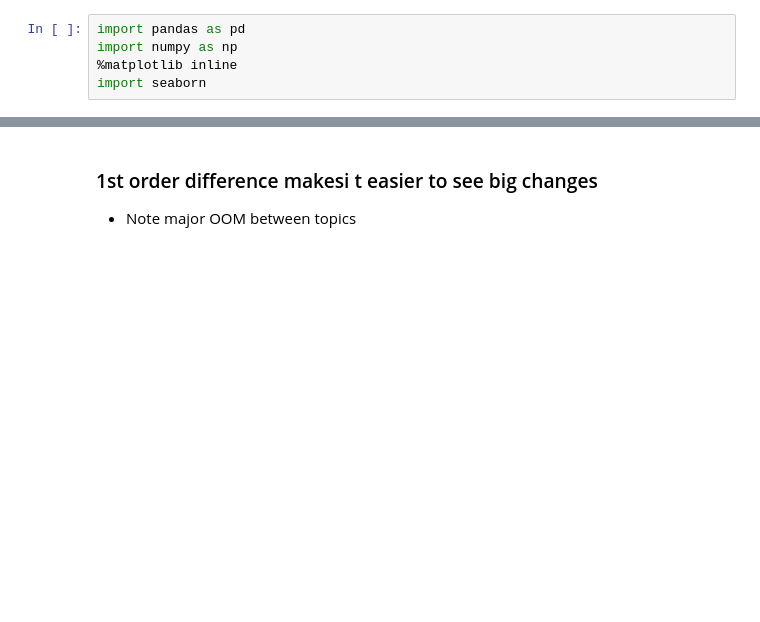
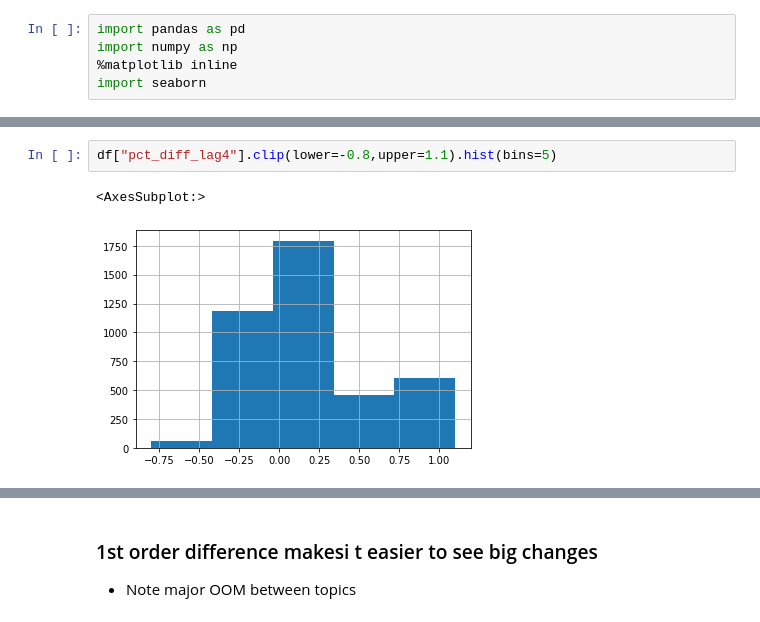
Before and after one commit to ddofer/Trends, a Jupyter notebook: Trends_eda_v2.ipynb, the cells around one changed output, grey strips where cells are left out. Drawn from its saved outputs; the diff is of its cells as text; blank space fills up the shorter version.

```diff
--- a/pubmed_trends_eda_v1.ipynb
+++ b/Trends_eda_v2.ipynb
@@ -58,3 +140,8 @@ df
+# %%
+df["pct_diff_lag4"].clip(lower=-0.8,upper=1.1).hist(bins=5)
+# %% [output]
+<AxesSubplot:>
+[figure, added]
 # %%
 df.plot()
 # %% [output]
```
Also changed, not shown: parts of 23 cells of this notebook, 6 other files.
